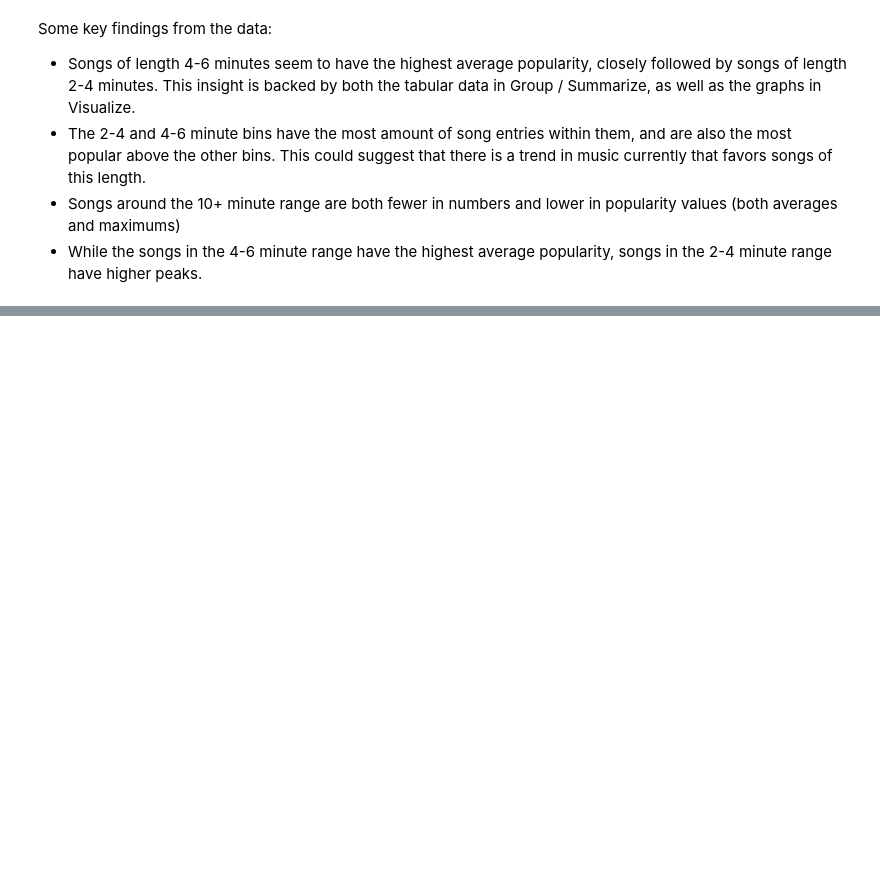
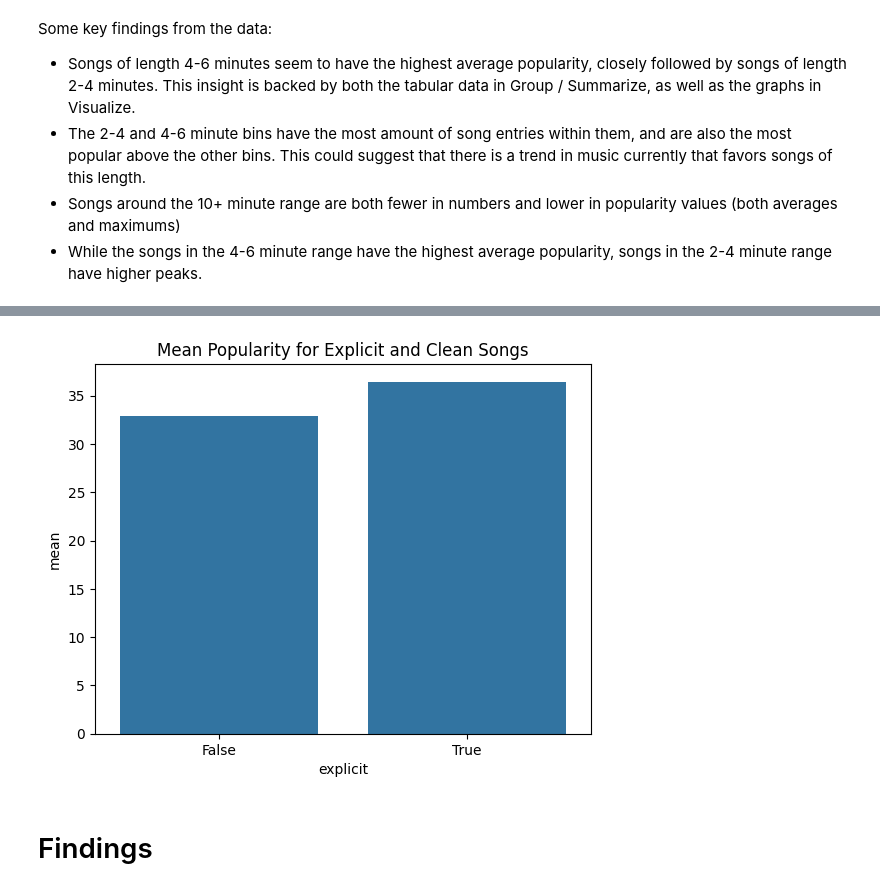
Before and after one commit to sjsu-cs133-f25/team2-spotify-music, a Jupyter notebook: notebooks/01_explore.ipynb, the cells around one changed output, grey strips where cells are left out. Drawn from its saved outputs; the diff is of its cells as text; code cells hidden in the pictures; blank space fills up the shorter version.

```diff
--- a/notebooks/01_explore.ipynb
+++ b/notebooks/01_explore.ipynb
@@ -219,0 +402,7 @@ Some key findings from the data:
+# %%
+# groupby agg with mean and sorted values
+
+# Songs are grouped by (explicit) column and each key has its mean popularity calculated and stored
+# Mean values are sorted in descending order
+popularity_mean = songs.groupby("explicit").popularity.agg(["mean"]).sort_values(by="mean", ascending=False)
+popularity_mean
@@ -219,0 +425,9 @@ Some key findings from the data:
+# %%
+# Bar plot comparing the mean popularity between explict songs and clean songs
+sns.barplot(data=popularity_mean, x=popularity_mean.index, y="mean")
+plt.title("Mean Popularity for Explicit and Clean Songs")
+plt.show()
+# %% [output]
+[figure, added]
+# %% [markdown]
+# Findings
```
Also changed, not shown: parts of 26 cells of this notebook.
